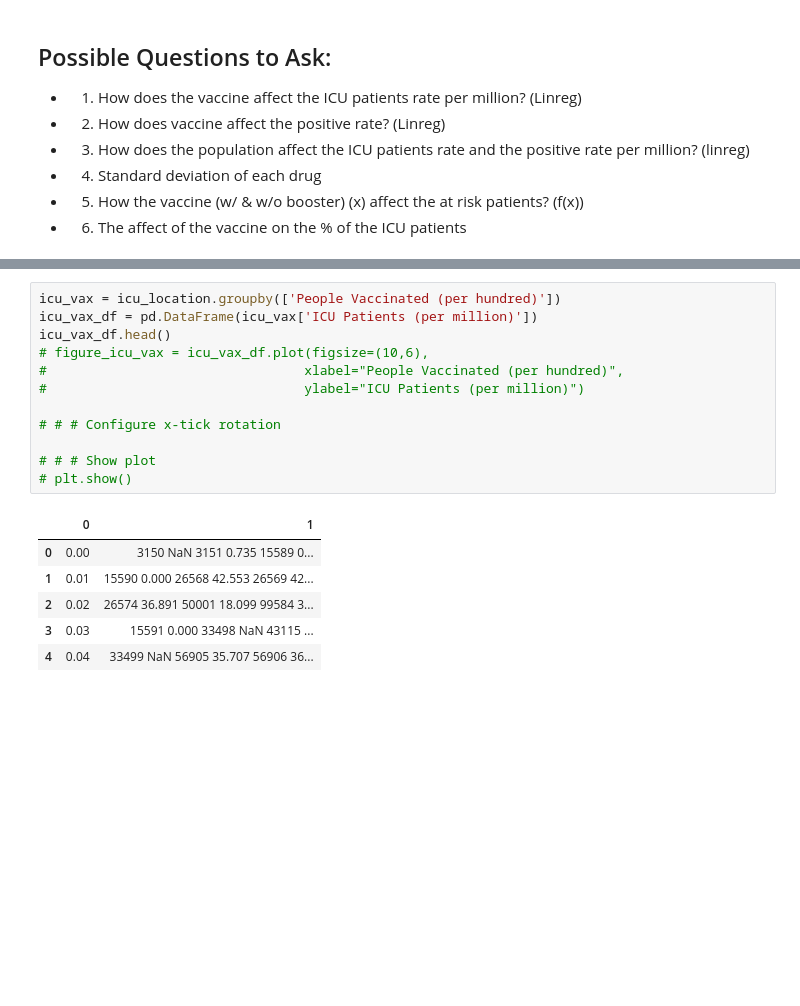
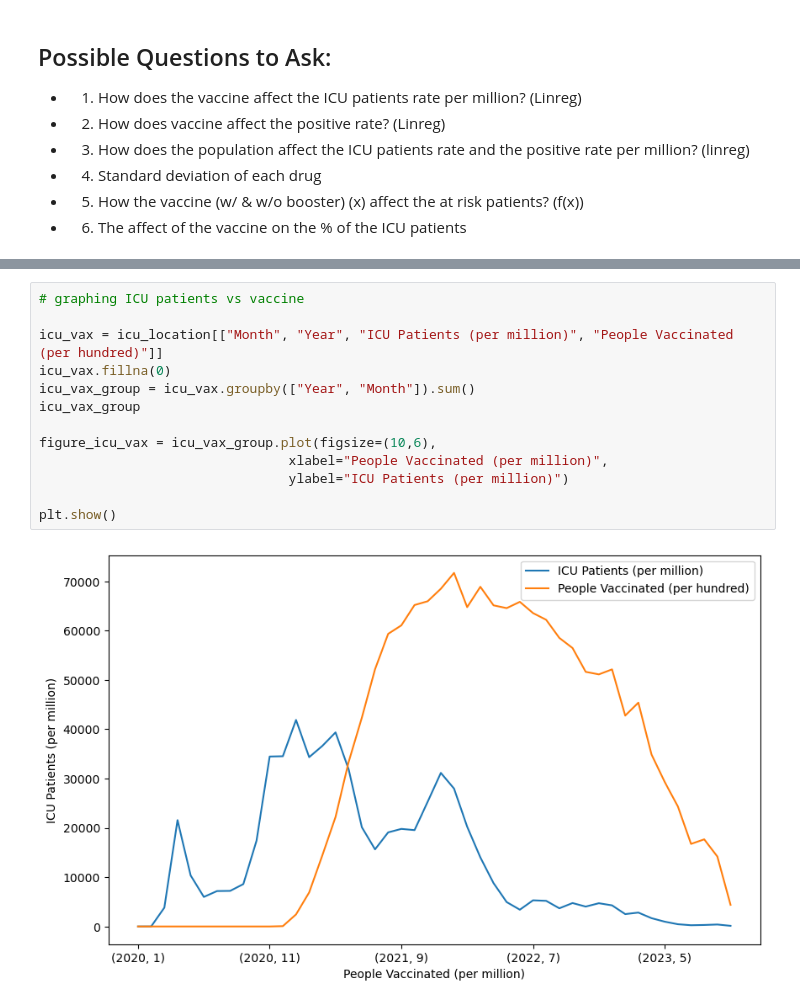
Before and after one commit to ss0ryan0/project1_group7, a Jupyter notebook: Code/project1_group7.ipynb, the cells around one changed output, grey strips where cells are left out. Drawn from its saved outputs; the diff is of its cells as text; blank space fills up the shorter version.

```diff
--- a/Code/project1_group7.ipynb
+++ b/Code/project1_group7.ipynb
@@ -241,19 +215,15 @@ plt.show()
 # %%
-icu_vax = icu_location.groupby(['People Vaccinated (per hundred)'])
-icu_vax_df = pd.DataFrame(icu_vax['ICU Patients (per million)'])
-icu_vax_df.head()
-# figure_icu_vax = icu_vax_df.plot(figsize=(10,6),
-#                                 xlabel="People Vaccinated (per hundred)",
-#                                 ylabel="ICU Patients (per million)")
+# graphing ICU patients vs vaccine
 
-# # # Configure x-tick rotation
+icu_vax = icu_location[["Month", "Year", "ICU Patients (per million)", "People Vaccinated (per hundred)"]]
+icu_vax.fillna(0)
+icu_vax_group = icu_vax.groupby(["Year", "Month"]).sum()
+icu_vax_group
 
-# # # Show plot
-# plt.show()
+figure_icu_vax = icu_vax_group.plot(figsize=(10,6),
+                                xlabel="People Vaccinated (per million)",
+                                ylabel="ICU Patients (per million)")
+
+plt.show()
 # %% [output]
-|  | 0 | 1 |
-| 0 | 0.00 | 3150 NaN 3151 0.735 15589 0... |
-| 1 | 0.01 | 15590 0.000 26568 42.553 26569 42... |
-| 2 | 0.02 | 26574 36.891 50001 18.099 99584 3... |
-| 3 | 0.03 | 15591 0.000 33498 NaN 43115 ... |
-| 4 | 0.04 | 33499 NaN 56905 35.707 56906 36... |
+[figure, added]
```
Also changed, not shown: parts of 15 cells of this notebook.
